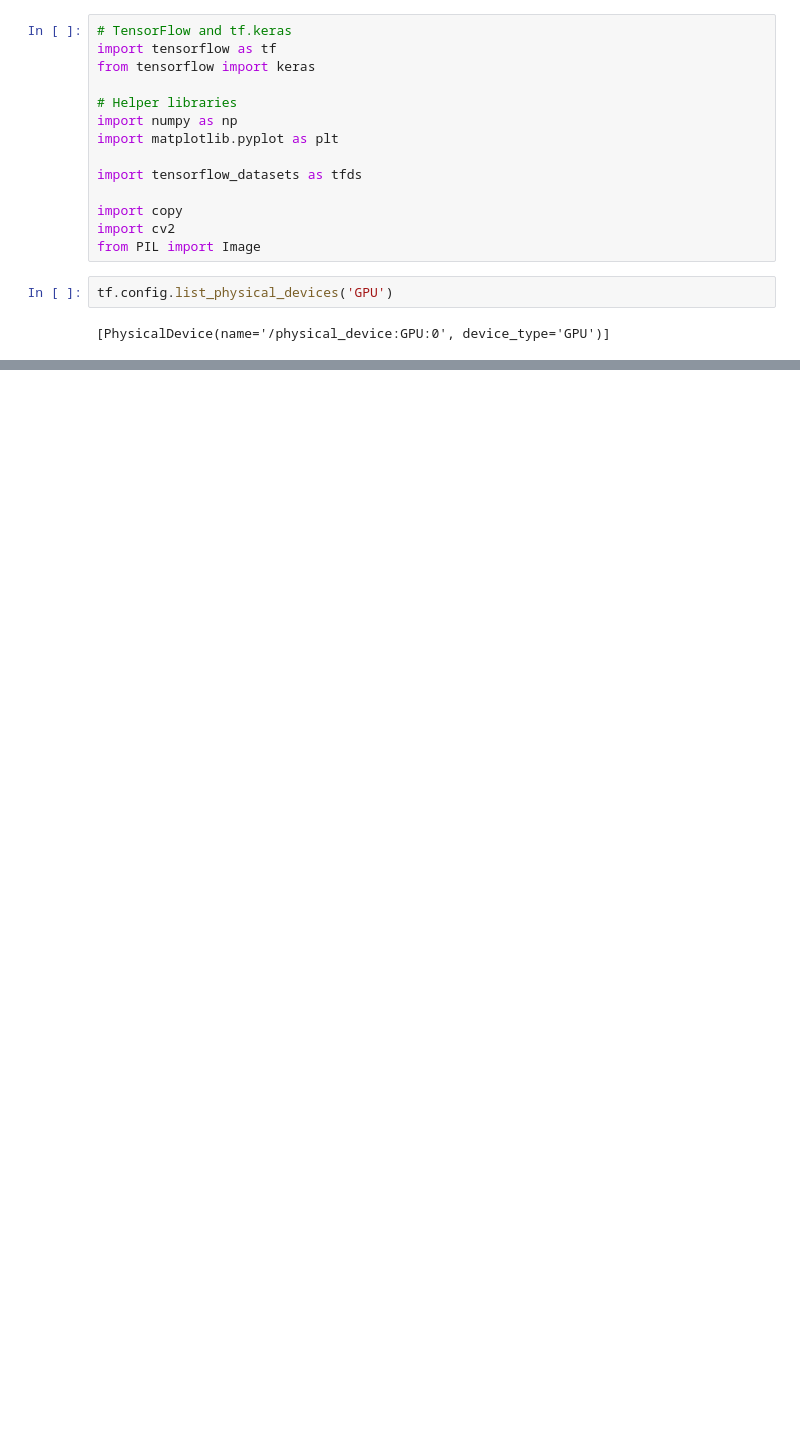
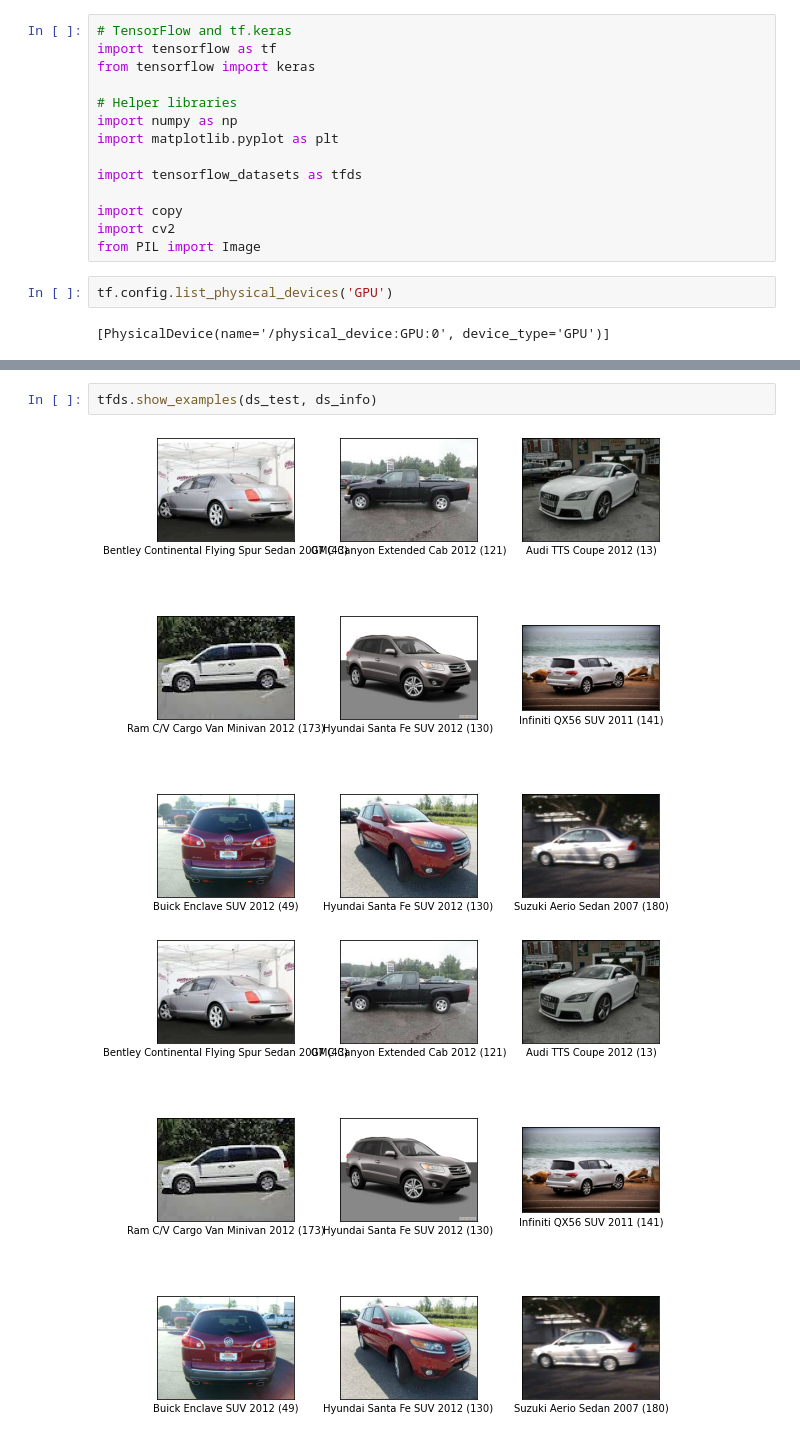
Before and after one commit to comcomet/first-repository, a Jupyter notebook: GD10/GD10.ipynb, the cells around one changed output, grey strips where cells are left out. Saved outputs shown, nothing was run; the diff lists cells and outputs as text; blank space fills up the shorter version.

```diff
--- a/GD10/GD10.ipynb
+++ b/GD10/GD10.ipynb
@@ -40,0 +34,5 @@ InternalError: CUDA runtime implicit initialization on GPU:0 failed. Status: out
+# %%
+tfds.show_examples(ds_test, ds_info)
+# %% [output]
+[figure, added]
+[figure, added]
```
Also changed, not shown: parts of 32 cells of this notebook, 1 other file.
